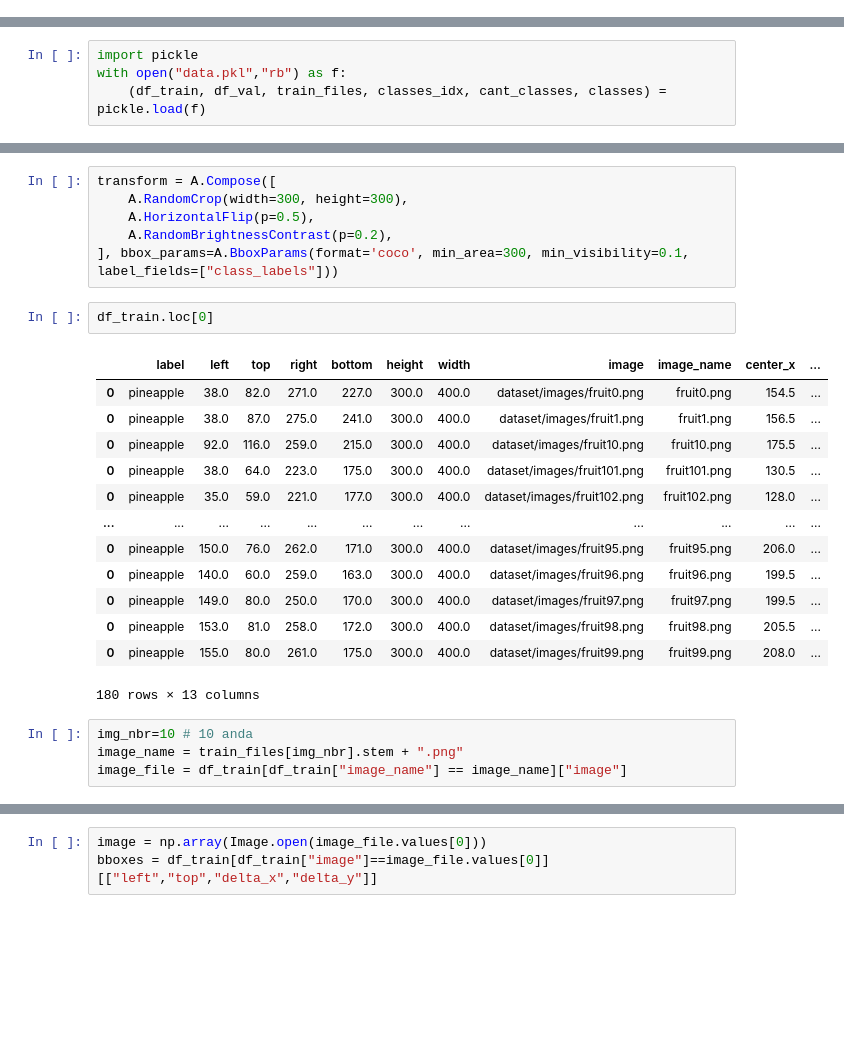
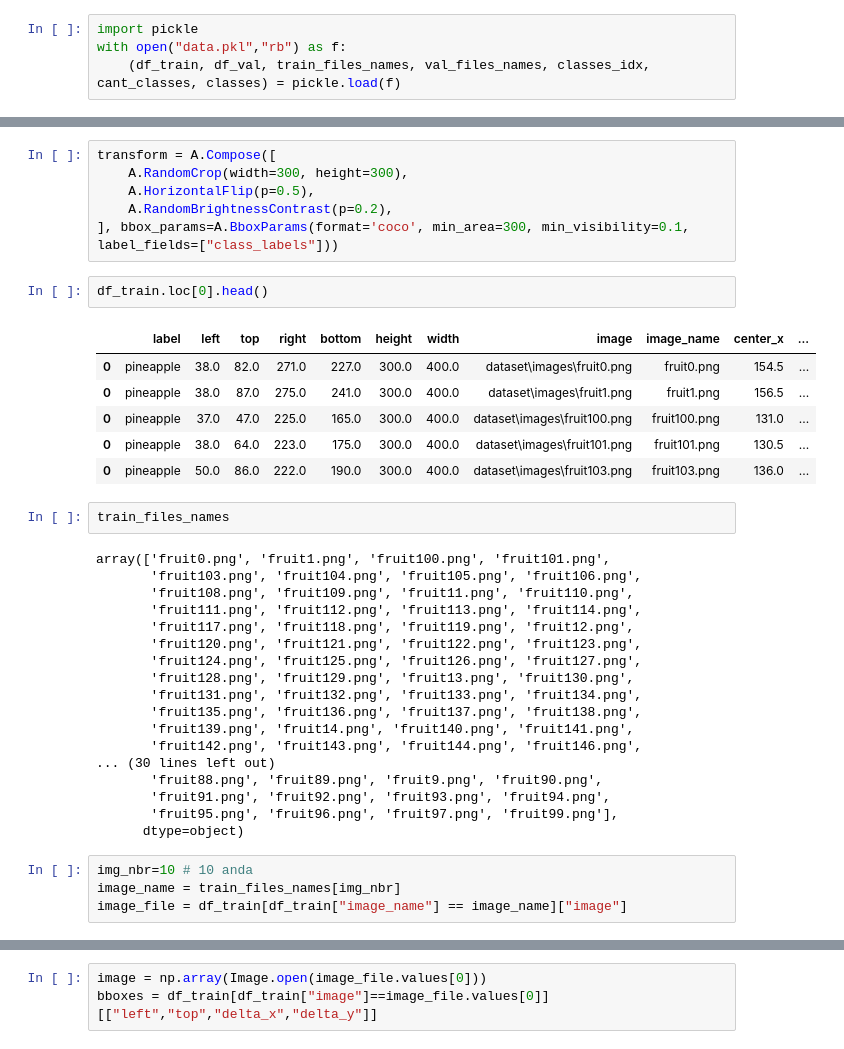
Before and after one commit to Cande-Gioia/YOLO-Fruits-TP, a Jupyter notebook: 3 - Pruebas Albumentations.ipynb, the cells around one changed output, grey strips where cells are left out. Cells and saved outputs as stored; diff of their text form; blank space fills up the shorter version.

```diff
--- a/3 - Pruebas Albumentations.ipynb
+++ b/3 - Pruebas Albumentations.ipynb
@@ -1,5 +1,9 @@
 # %% [markdown]
 # Pruebas con Albumentations
+# %%
+import pickle
+with open("data.pkl","rb") as f:
+    (df_train, df_val, train_files_names, val_files_names, classes_idx, cant_classes, classes) = pickle.load(f)
 # %%
 %load_ext autoreload
 %autoreload 2
@@ -14,10 +18,6 @@ The autoreload extension is already loaded. To reload it, use:
 import albumentations as A
 from PIL import Image
 import matplotlib.patches as patches
-# %%
-import pickle
-with open("data.pkl","rb") as f:
-    (df_train, df_val, train_files, classes_idx, cant_classes, classes) = pickle.load(f)
 # %%
 with open("anchor_boxes.pkl", "rb") as f:
     anchor_boxes = pickle.load(f)
@@ -32,24 +32,37 @@ transform = A.Compose([
     A.RandomBrightnessContrast(p=0.2),
 ], bbox_params=A.BboxParams(format='coco', min_area=300, min_visibility=0.1, label_fields=["class_labels"]))
 # %%
-df_train.loc[0]
+df_train.loc[0].head()
 # %% [output]
 |  | label | left | top | right | bottom | height | width | image | image_name | center_x | ... |
-| 0 | pineapple | 38.0 | 82.0 | 271.0 | 227.0 | 300.0 | 400.0 | dataset/images/fruit0.png | fruit0.png | 154.5 | ... |
-| 0 | pineapple | 38.0 | 87.0 | 275.0 | 241.0 | 300.0 | 400.0 | dataset/images/fruit1.png | fruit1.png | 156.5 | ... |
-| 0 | pineapple | 92.0 | 116.0 | 259.0 | 215.0 | 300.0 | 400.0 | dataset/images/fruit10.png | fruit10.png | 175.5 | ... |
-| 0 | pineapple | 38.0 | 64.0 | 223.0 | 175.0 | 300.0 | 400.0 | dataset/images/fruit101.png | fruit101.png | 130.5 | ... |
-| 0 | pineapple | 35.0 | 59.0 | 221.0 | 177.0 | 300.0 | 400.0 | dataset/images/fruit102.png | fruit102.png | 128.0 | ... |
-| ... | ... | ... | ... | ... | ... | ... | ... | ... | ... | ... | ... |
-| 0 | pineapple | 150.0 | 76.0 | 262.0 | 171.0 | 300.0 | 400.0 | dataset/images/fruit95.png | fruit95.png | 206.0 | ... |
-| 0 | pineapple | 140.0 | 60.0 | 259.0 | 163.0 | 300.0 | 400.0 | dataset/images/fruit96.png | fruit96.png | 199.5 | ... |
-| 0 | pineapple | 149.0 | 80.0 | 250.0 | 170.0 | 300.0 | 400.0 | dataset/images/fruit97.png | fruit97.png | 199.5 | ... |
-| 0 | pineapple | 153.0 | 81.0 | 258.0 | 172.0 | 300.0 | 400.0 | dataset/images/fruit98.png | fruit98.png | 205.5 | ... |
-| 0 | pineapple | 155.0 | 80.0 | 261.0 | 175.0 | 300.0 | 400.0 | dataset/images/fruit99.png | fruit99.png | 208.0 | ... |
+| 0 | pineapple | 38.0 | 82.0 | 271.0 | 227.0 | 300.0 | 400.0 | dataset\images\fruit0.png | fruit0.png | 154.5 | ... |
+| 0 | pineapple | 38.0 | 87.0 | 275.0 | 241.0 | 300.0 | 400.0 | dataset\images\fruit1.png | fruit1.png | 156.5 | ... |
+| 0 | pineapple | 37.0 | 47.0 | 225.0 | 165.0 | 300.0 | 400.0 | dataset\images\fruit100.png | fruit100.png | 131.0 | ... |
+| 0 | pineapple | 38.0 | 64.0 | 223.0 | 175.0 | 300.0 | 400.0 | dataset\images\fruit101.png | fruit101.png | 130.5 | ... |
+| 0 | pineapple | 50.0 | 86.0 | 222.0 | 190.0 | 300.0 | 400.0 | dataset\images\fruit103.png | fruit103.png | 136.0 | ... |
-180 rows × 13 columns
+# %%
+train_files_names
+# %% [output]
+array(['fruit0.png', 'fruit1.png', 'fruit100.png', 'fruit101.png',
+       'fruit103.png', 'fruit104.png', 'fruit105.png', 'fruit106.png',
+       'fruit108.png', 'fruit109.png', 'fruit11.png', 'fruit110.png',
+       'fruit111.png', 'fruit112.png', 'fruit113.png', 'fruit114.png',
+       'fruit117.png', 'fruit118.png', 'fruit119.png', 'fruit12.png',
+       'fruit120.png', 'fruit121.png', 'fruit122.png', 'fruit123.png',
+       'fruit124.png', 'fruit125.png', 'fruit126.png', 'fruit127.png',
+       'fruit128.png', 'fruit129.png', 'fruit13.png', 'fruit130.png',
+       'fruit131.png', 'fruit132.png', 'fruit133.png', 'fruit134.png',
+       'fruit135.png', 'fruit136.png', 'fruit137.png', 'fruit138.png',
+       'fruit139.png', 'fruit14.png', 'fruit140.png', 'fruit141.png',
+       'fruit142.png', 'fruit143.png', 'fruit144.png', 'fruit146.png',
+... (30 lines left out)
+       'fruit88.png', 'fruit89.png', 'fruit9.png', 'fruit90.png',
+       'fruit91.png', 'fruit92.png', 'fruit93.png', 'fruit94.png',
+       'fruit95.png', 'fruit96.png', 'fruit97.png', 'fruit99.png'],
+      dtype=object)
 # %%
 img_nbr=10 # 10 anda
-image_name = train_files[img_nbr].stem + ".png"
+image_name = train_files_names[img_nbr]
 image_file = df_train[df_train["image_name"] == image_name]["image"]
 # %%
 print(image_name)
```
Also changed, not shown: parts of 27 cells of this notebook, 4 other files.
